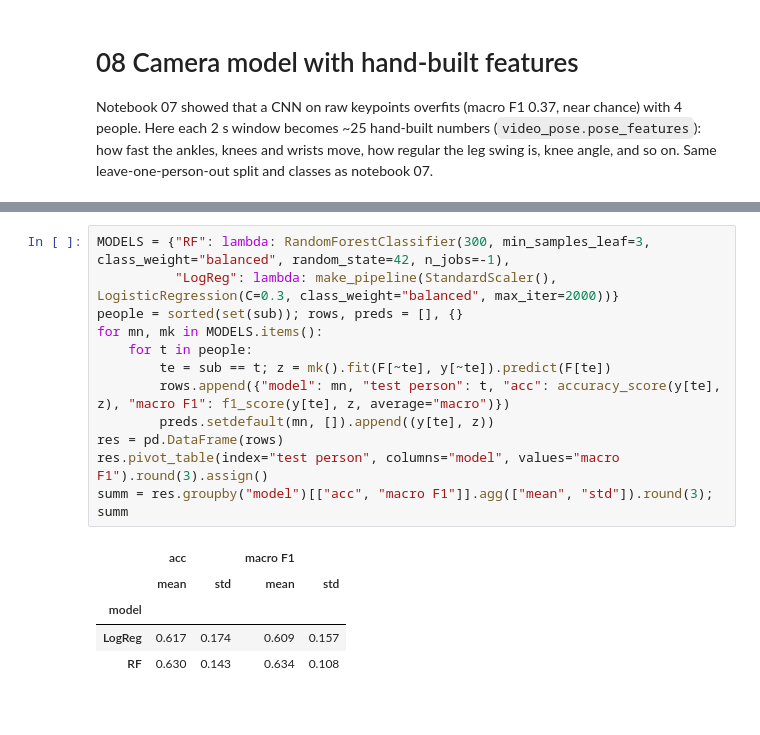
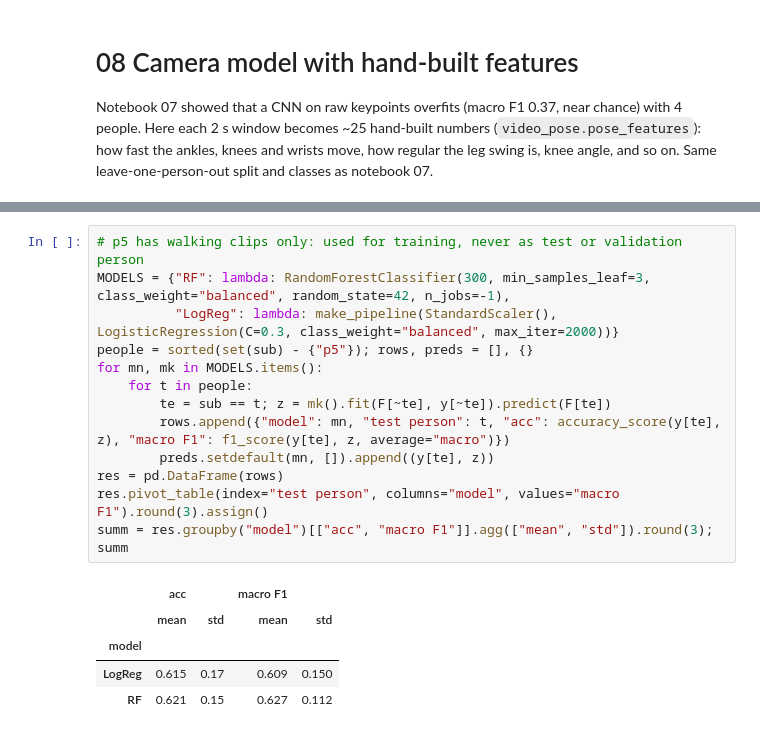
Before and after one commit to rajyyug1132/activity-recognition, a Jupyter notebook: notebooks/08_video_features.ipynb, the cells around one changed output, grey strips where cells are left out. Drawn from its saved outputs; the diff is of its cells as text.

```diff
--- a/notebooks/08_video_features.ipynb
+++ b/notebooks/08_video_features.ipynb
@@ -21,21 +21,22 @@ F.shape
 # %%
+# p5 has walking clips only: used for training, never as test or validation person
 MODELS = {"RF": lambda: RandomForestClassifier(300, min_samples_leaf=3, class_weight="balanced", random_state=42, n_jobs=-1),
           "LogReg": lambda: make_pipeline(StandardScaler(), LogisticRegression(C=0.3, class_weight="balanced", max_iter=2000))}
-people = sorted(set(sub)); rows, preds = [], {}
+people = sorted(set(sub) - {"p5"}); rows, preds = [], {}
 for mn, mk in MODELS.items():
     for t in people:
         te = sub == t; z = mk().fit(F[~te], y[~te]).predict(F[te])
         rows.append({"model": mn, "test person": t, "acc": accuracy_score(y[te], z), "macro F1": f1_score(y[te], z, average="macro")})
         preds.setdefault(mn, []).append((y[te], z))
 res = pd.DataFrame(rows)
 res.pivot_table(index="test person", columns="model", values="macro F1").round(3).assign()
 summ = res.groupby("model")[["acc", "macro F1"]].agg(["mean", "std"]).round(3); summ
 # %% [output]
 |  | acc |  | macro F1 |  |
 |  | mean | std | mean | std |
 | model |  |  |  |  |
-| LogReg | 0.617 | 0.174 | 0.609 | 0.157 |
-| RF | 0.630 | 0.143 | 0.634 | 0.108 |
+| LogReg | 0.615 | 0.17 | 0.609 | 0.150 |
+| RF | 0.621 | 0.15 | 0.627 | 0.112 |
 # %%
 print(res.pivot_table(index="test person", columns="model", values=["acc", "macro F1"]).round(3))
 fig, axs = plt.subplots(1, 3, figsize=(15, 4.2))
```
Also changed, not shown: parts of 2 cells of this notebook, 6 other files.
